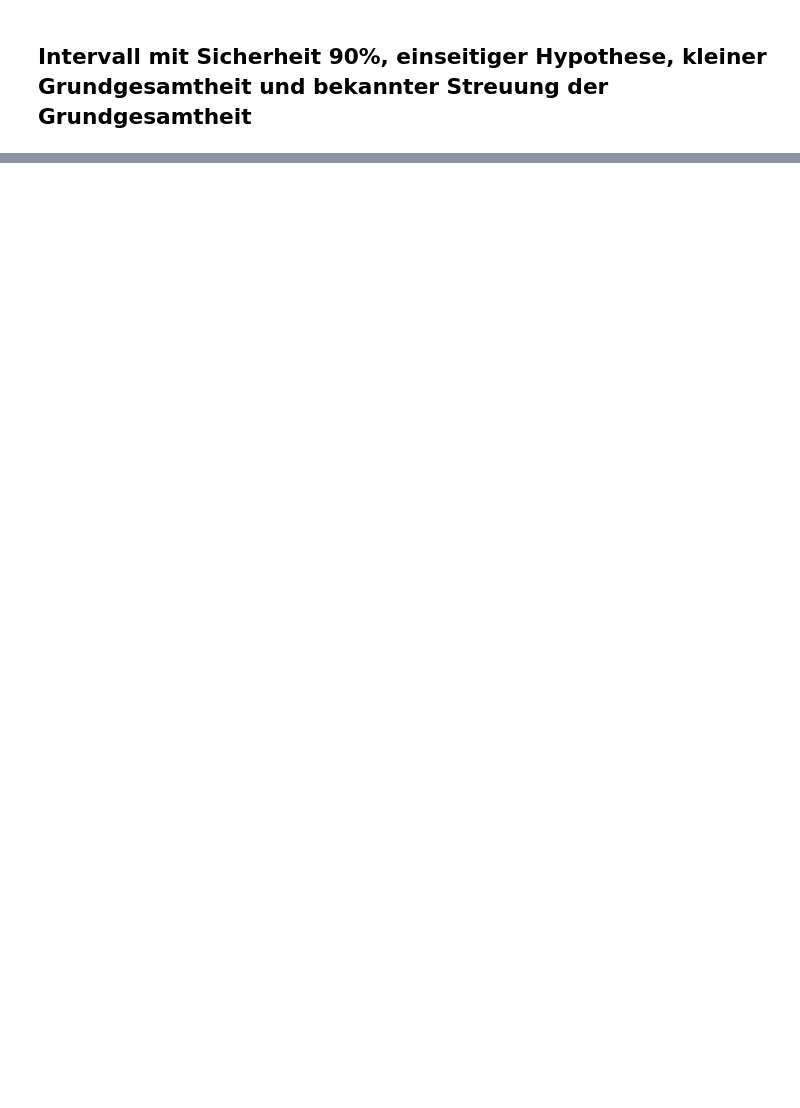
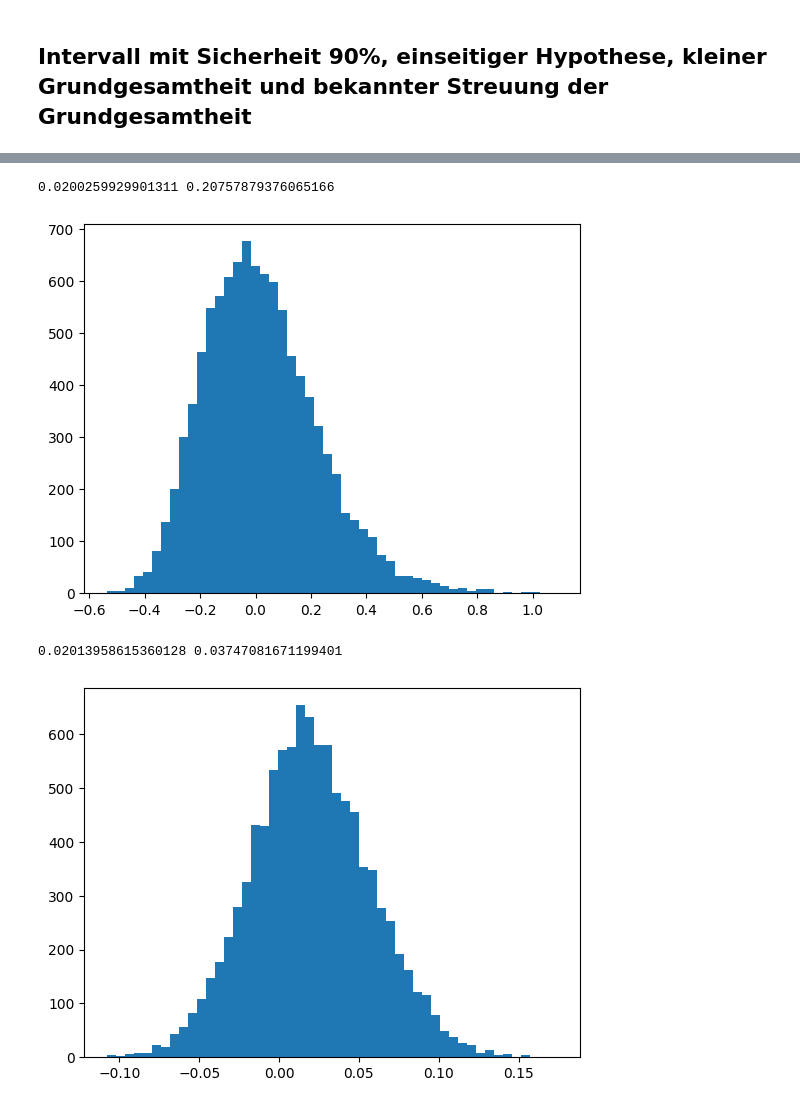
Before and after one commit to mennenoeh/intro_to_stats, a Jupyter notebook: intro_to_inference.ipynb, the cells around one changed output, grey strips where cells are left out. Drawn from its saved outputs; the diff is of its cells as text; code cells hidden in the pictures; blank space fills up the shorter version.

```diff
--- a/intro_to_inference.ipynb
+++ b/intro_to_inference.ipynb
@@ -290,0 +266,21 @@ results["+t_dist"] = abs_fehler
+# %%
+# Verteilung von 10000 Datenpunkten anzeigen
+data = get_sales_change_rates_percent(n=10000)
+plt.hist(data, bins=50)
+print(np.mean(data), np.std(data))
+plt.show()
+
+# 10000 mal den Mittelwert von 30 Datenpunkten anzeigen.
+means = []
+for i in range(10000):
+    data = get_sales_change_rates_percent(n=30)
+    means.append(data.mean())
+
+plt.hist(means, bins=50)
+print(np.mean(means), np.std(means))
+plt.show()
+# %% [output]
+0.0200259929901311 0.20757879376065166
+[figure, added]
+0.02013958615360128 0.03747081671199401
+[figure, added]
```
Also changed, not shown: parts of 24 cells of this notebook.
